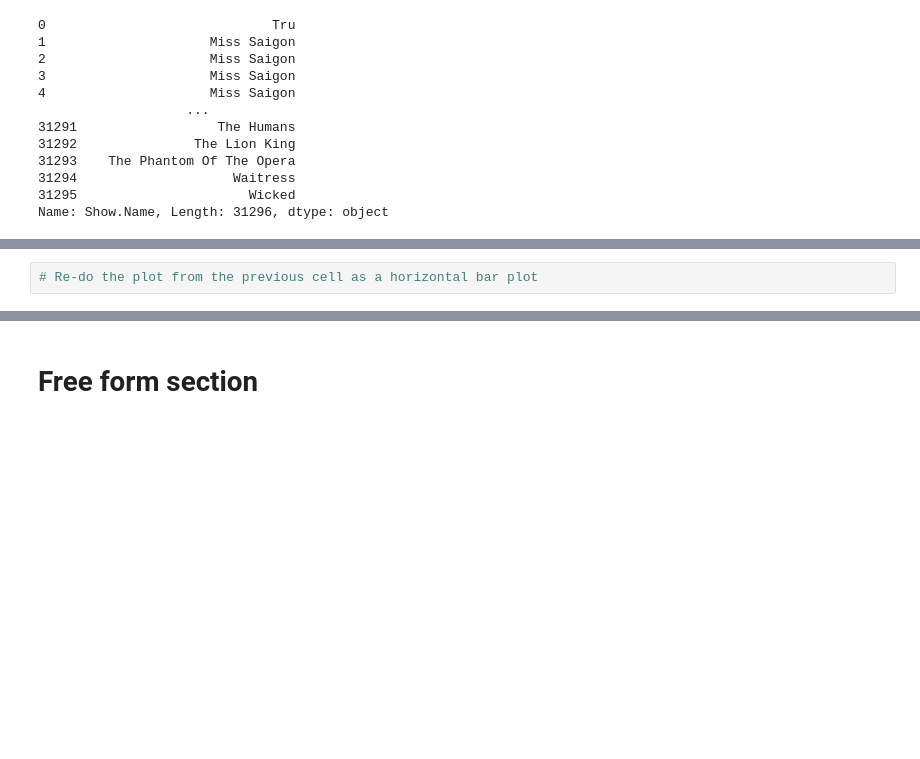
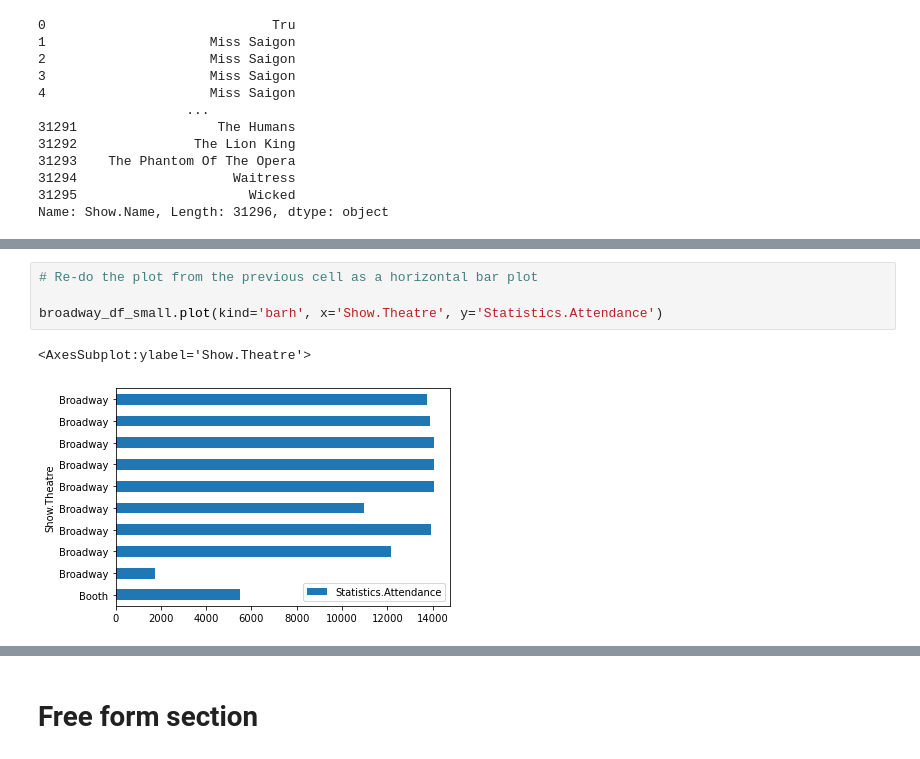
Before and after one commit to jhuang00/dh140, a Jupyter notebook: Assignment03/Assignment03.ipynb, the cells around one changed output, grey strips where cells are left out. Drawn from its saved outputs; the diff is of its cells as text; blank space fills up the shorter version.

```diff
--- a/Assignment03/Assignment03.ipynb
+++ b/Assignment03/Assignment03.ipynb
@@ -112,5 +171,10 @@ Name: Show.Name, Length: 31296, dtype: object
 # %%
 # Re-do the plot from the previous cell as a horizontal bar plot
+
+broadway_df_small.plot(kind='barh', x='Show.Theatre', y='Statistics.Attendance')
+# %% [output]
+<AxesSubplot:ylabel='Show.Theatre'>
+[figure, added]
 # %%
 # Re-do the plot from the previous cell
 # and change at least two aesthetic elements (colors, labels, titles, ...)
```
Also changed, not shown: parts of 7 cells of this notebook.
